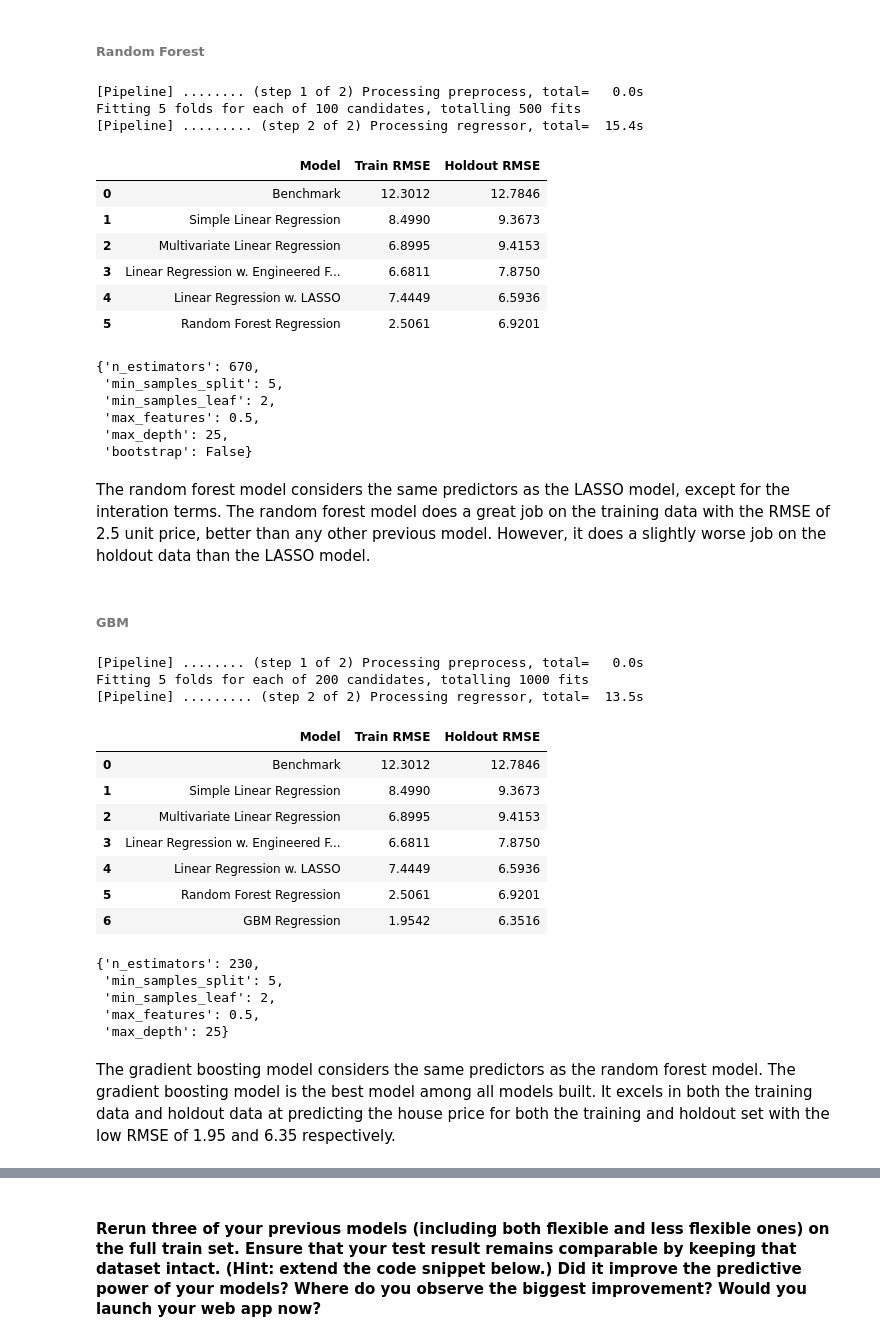
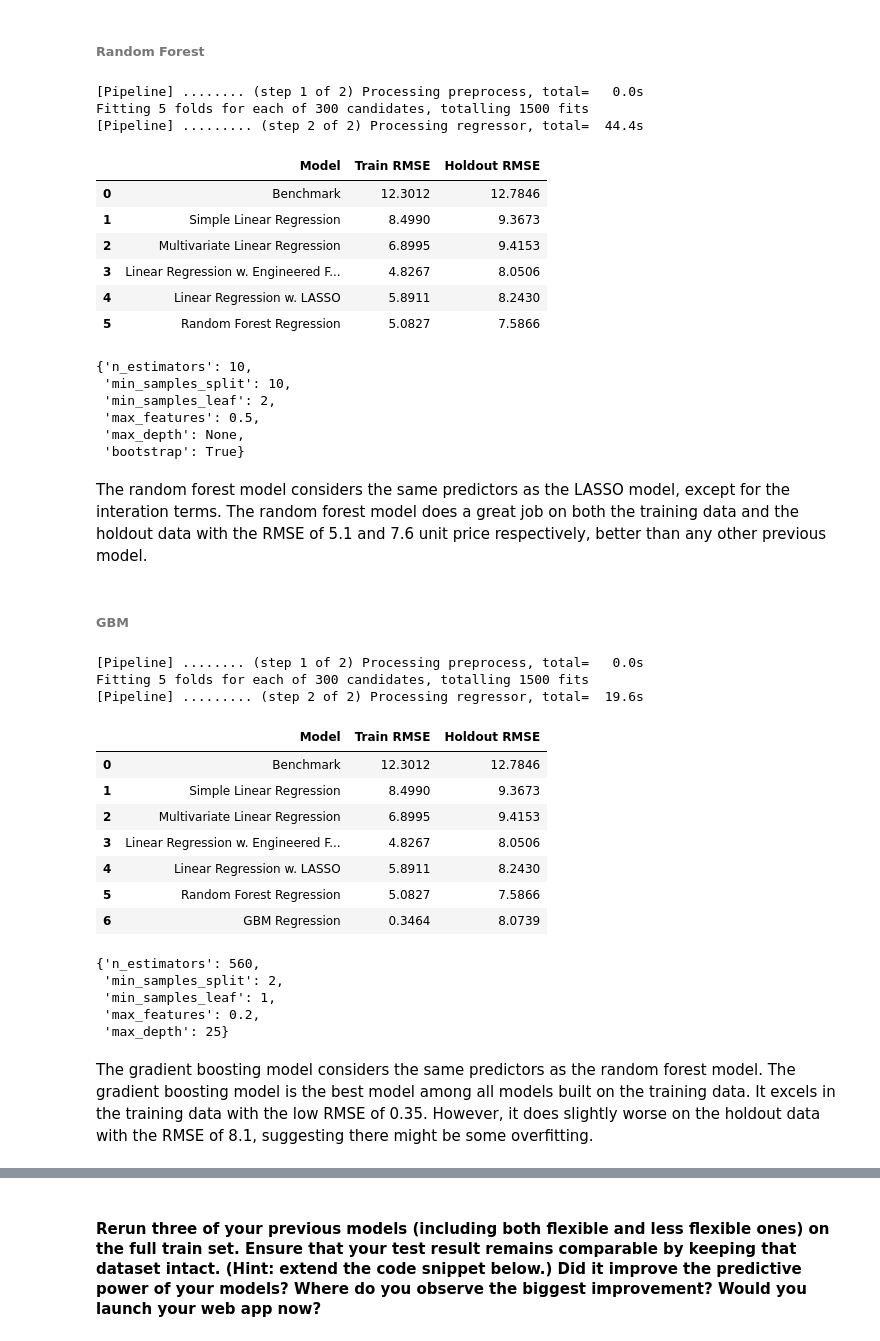
Before and after one commit to viethngn/Data_Science_2_ECBS5233, a Jupyter notebook: assignment1/assignment1_viethngn.ipynb, the cells around one changed output, grey strips where cells are left out. Cells and saved outputs as stored; diff of their text form; code cells hidden in the pictures.

Commit message:
Fix the bug when not resetting the random state before splitting

```diff
--- a/assignment1/assignment1_viethngn.ipynb
+++ b/assignment1/assignment1_viethngn.ipynb
@@ -148,6 +152,7 @@ quad_cols = ['house_age', 'distance_to_city_center', 'distance_to_the_nearest_MR
 categorical_cols = ['transaction_month']
 numerical_cols = ['number_of_convenience_stores', 'latitude', 'longitude']
 # %%
+prng = np.random.RandomState(20240322)
 real_estate_sample = real_estate_data.sample(frac=0.2, random_state=prng)
 outcome = real_estate_sample["house_price_of_unit_area"]
 features = real_estate_sample.drop(columns=["house_price_of_unit_area", "id", "transaction_date", "transaction_year"])
@@ -293,7 +298,7 @@ tune_grid = {'n_estimators': n_estimators,
 rf_search = RandomizedSearchCV(
     estimator=RandomForestRegressor(random_state = prng),
     param_distributions=tune_grid,
-    n_iter=100,
+    n_iter=300,
     cv=5,
     scoring="neg_root_mean_squared_error",
     verbose=True,
@@ -313,26 +318,26 @@ update_summary(summary_df, rf_model, 'Random Forest Regression', X_train, X_test
 summary_df
 # %% [output]
 [Pipeline] ........ (step 1 of 2) Processing preprocess, total=   0.0s
-Fitting 5 folds for each of 100 candidates, totalling 500 fits
-[Pipeline] ......... (step 2 of 2) Processing regressor, total=  15.4s
+Fitting 5 folds for each of 300 candidates, totalling 1500 fits
+[Pipeline] ......... (step 2 of 2) Processing regressor, total=  44.4s
 |  | Model | Train RMSE | Holdout RMSE |
 | 0 | Benchmark | 12.3012 | 12.7846 |
 | 1 | Simple Linear Regression | 8.4990 | 9.3673 |
 | 2 | Multivariate Linear Regression | 6.8995 | 9.4153 |
-| 3 | Linear Regression w. Engineered F... | 6.6811 | 7.8750 |
-| 4 | Linear Regression w. LASSO | 7.4449 | 6.5936 |
-| 5 | Random Forest Regression | 2.5061 | 6.9201 |
+| 3 | Linear Regression w. Engineered F... | 4.8267 | 8.0506 |
+| 4 | Linear Regression w. LASSO | 5.8911 | 8.2430 |
+| 5 | Random Forest Regression | 5.0827 | 7.5866 |
 # %%
 rf_search.best_params_
 # %% [output]
-{'n_estimators': 670,
- 'min_samples_split': 5,
+{'n_estimators': 10,
+ 'min_samples_split': 10,
  'min_samples_leaf': 2,
  'max_features': 0.5,
- 'max_depth': 25,
- 'bootstrap': False}
+ 'max_depth': None,
+ 'bootstrap': True}
 # %% [markdown]
-The random forest model considers the same predictors as the LASSO model, except for the interation terms. The random forest model does a great job on the training data with the RMSE of 2.5 unit price, better than any other previous model. However, it does a slightly worse job on the holdout data than the LASSO model.
+The random forest model considers the same predictors as the LASSO model, except for the interation terms. The random forest model does a great job on both the training data and the holdout data with the RMSE of 5.1 and 7.6 unit price respectively, better than any other previous model.
 # %% [markdown]
 ###### GBM
 # %%
@@ -357,50 +362,50 @@ gbm_tune_grid = {'n_estimators': n_estimators,
                'max_depth': max_depth,
                'min_samples_split': min_samples_split,
                'min_samples_leaf': min_samples_leaf}
 
 gbm_search = RandomizedSearchCV(
     estimator=GradientBoostingRegressor(learning_rate=0.01, random_state = prng, criterion='friedman_mse'),
     param_distributions=gbm_tune_grid,
-    n_iter=200,
+    n_iter=300,
     cv=5,
     scoring="neg_root_mean_squared_error",
     verbose=True,
     random_state=prng,
     n_jobs=-1
 )
 
 gbm_model = Pipeline(
         [("preprocess", preprocessing),
          ("regressor", gbm_search)
          ], verbose=True
 )
 
 gbm_model.fit(X_train, y_train)
 
 update_summary(summary_df, gbm_model, 'GBM Regression', X_train, X_test, y_train, y_test)
 summary_df
 # %% [output]
 [Pipeline] ........ (step 1 of 2) Processing preprocess, total=   0.0s
-Fitting 5 folds for each of 200 candidates, totalling 1000 fits
-[Pipeline] ......... (step 2 of 2) Processing regressor, total=  13.5s
+Fitting 5 folds for each of 300 candidates, totalling 1500 fits
+[Pipeline] ......... (step 2 of 2) Processing regressor, total=  19.6s
 |  | Model | Train RMSE | Holdout RMSE |
 | 0 | Benchmark | 12.3012 | 12.7846 |
 | 1 | Simple Linear Regression | 8.4990 | 9.3673 |
 | 2 | Multivariate Linear Regression | 6.8995 | 9.4153 |
-| 3 | Linear Regression w. Engineered F... | 6.6811 | 7.8750 |
-| 4 | Linear Regression w. LASSO | 7.4449 | 6.5936 |
-| 5 | Random Forest Regression | 2.5061 | 6.9201 |
-| 6 | GBM Regression | 1.9542 | 6.3516 |
+| 3 | Linear Regression w. Engineered F... | 4.8267 | 8.0506 |
+| 4 | Linear Regression w. LASSO | 5.8911 | 8.2430 |
+| 5 | Random Forest Regression | 5.0827 | 7.5866 |
+| 6 | GBM Regression | 0.3464 | 8.0739 |
 # %%
 gbm_search.best_params_
 # %% [output]
-{'n_estimators': 230,
- 'min_samples_split': 5,
- 'min_samples_leaf': 2,
- 'max_features': 0.5,
+{'n_estimators': 560,
+ 'min_samples_split': 2,
+ 'min_samples_leaf': 1,
+ 'max_features': 0.2,
  'max_depth': 25}
 # %% [markdown]
-The gradient boosting model considers the same predictors as the random forest model. The gradient boosting model is the best model among all models built. It excels in both the training data and holdout data at predicting the house price for both the training and holdout set with the low RMSE of 1.95 and 6.35 respectively.
+The gradient boosting model considers the same predictors as the random forest model. The gradient boosting model is the best model among all models built on the training data. It excels in the training data with the low RMSE of 0.35. However, it does slightly worse on the holdout data with the RMSE of 8.1, suggesting there might be some overfitting.
 # %% [markdown]
 #### Would you launch your web app now? What options you might have to further improve the prediction performance?
 
```
Also changed, not shown: parts of 8 cells of this notebook, 1 other file.
